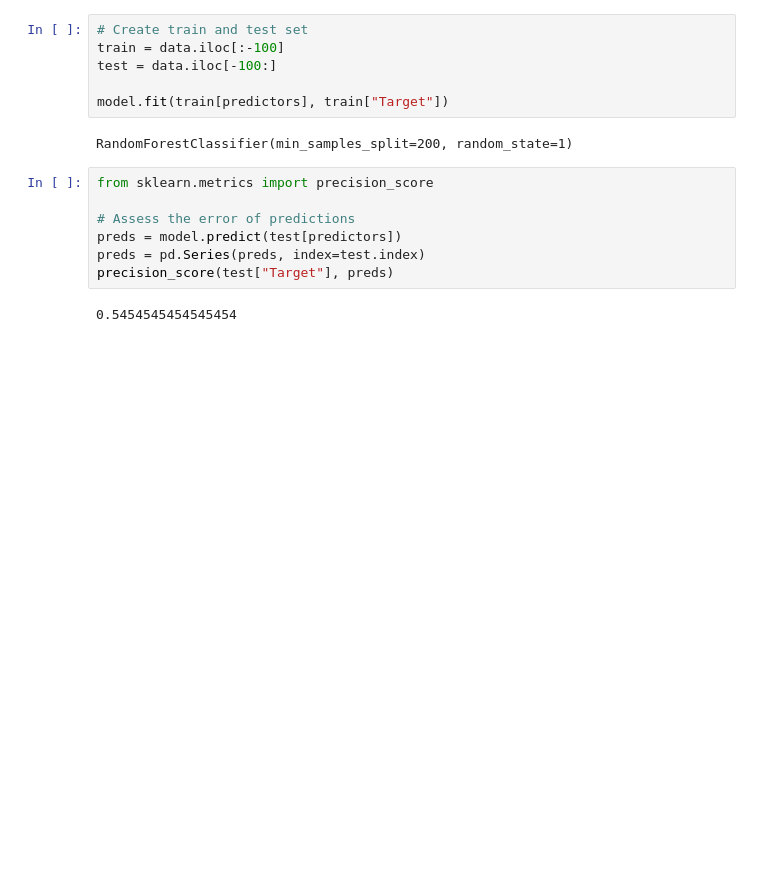
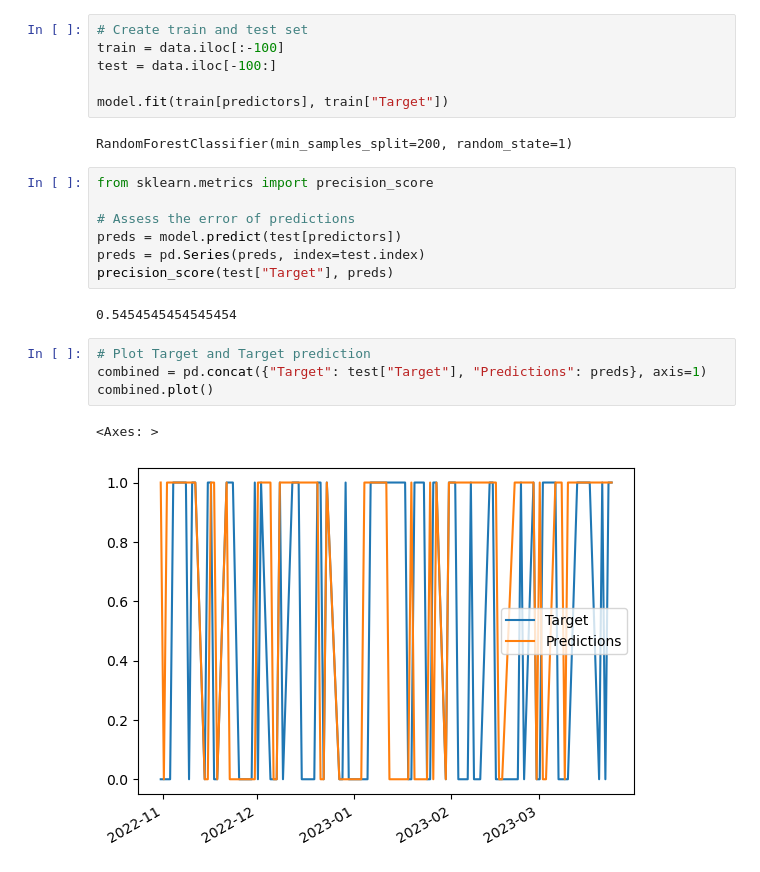
Before and after one commit to steffano0/stock-price-prediction, a Jupyter notebook: ProjectNotebook.ipynb, the cells around one changed output. Drawn from its saved outputs; the diff is of its cells as text; blank space fills up the shorter version.

Commit message:
Plot the target and the target predictions

```diff
--- a/ProjectNotebook.ipynb
+++ b/ProjectNotebook.ipynb
@@ -96,3 +96,10 @@ preds = pd.Series(preds, index=test.index)
 precision_score(test["Target"], preds)
 # %% [output]
 0.5454545454545454
+# %%
+# Plot Target and Target prediction
+combined = pd.concat({"Target": test["Target"], "Predictions": preds}, axis=1)
+combined.plot()
+# %% [output]
+<Axes: >
+[figure, added]
```
